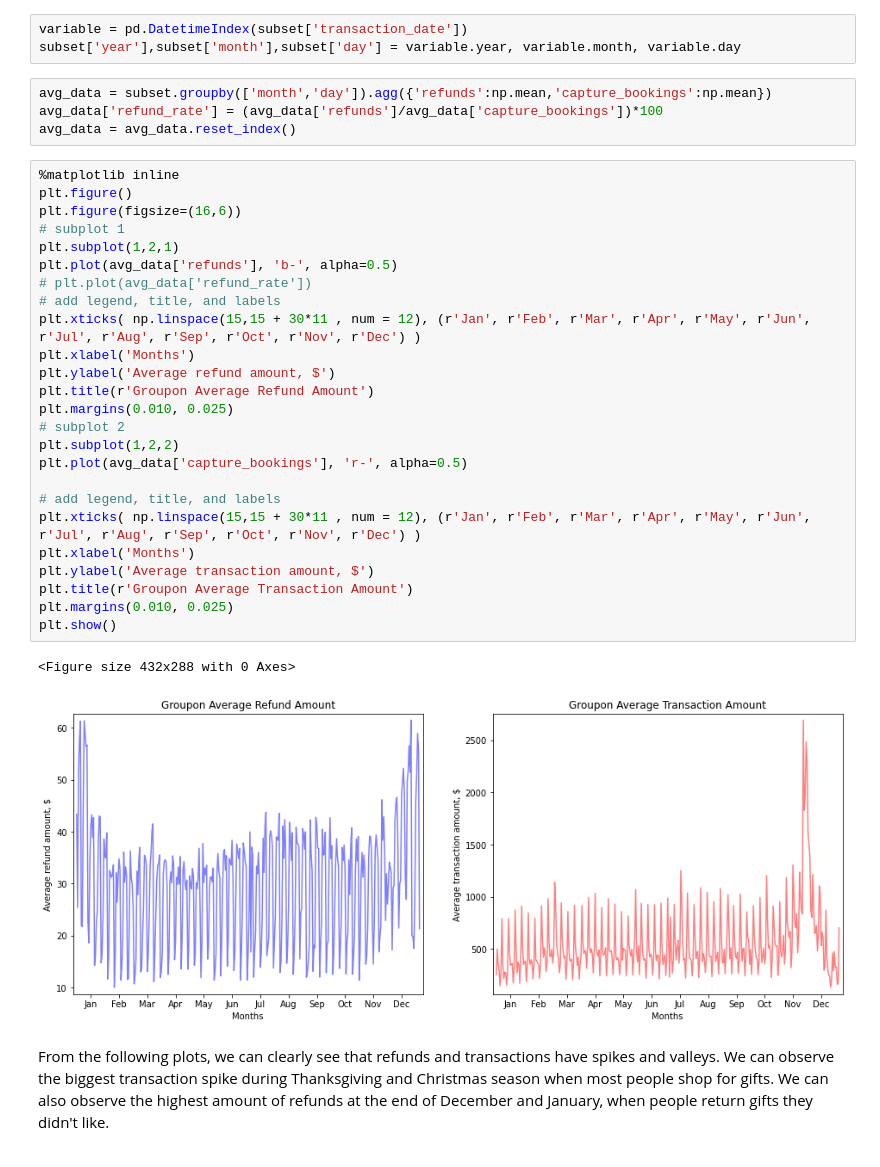
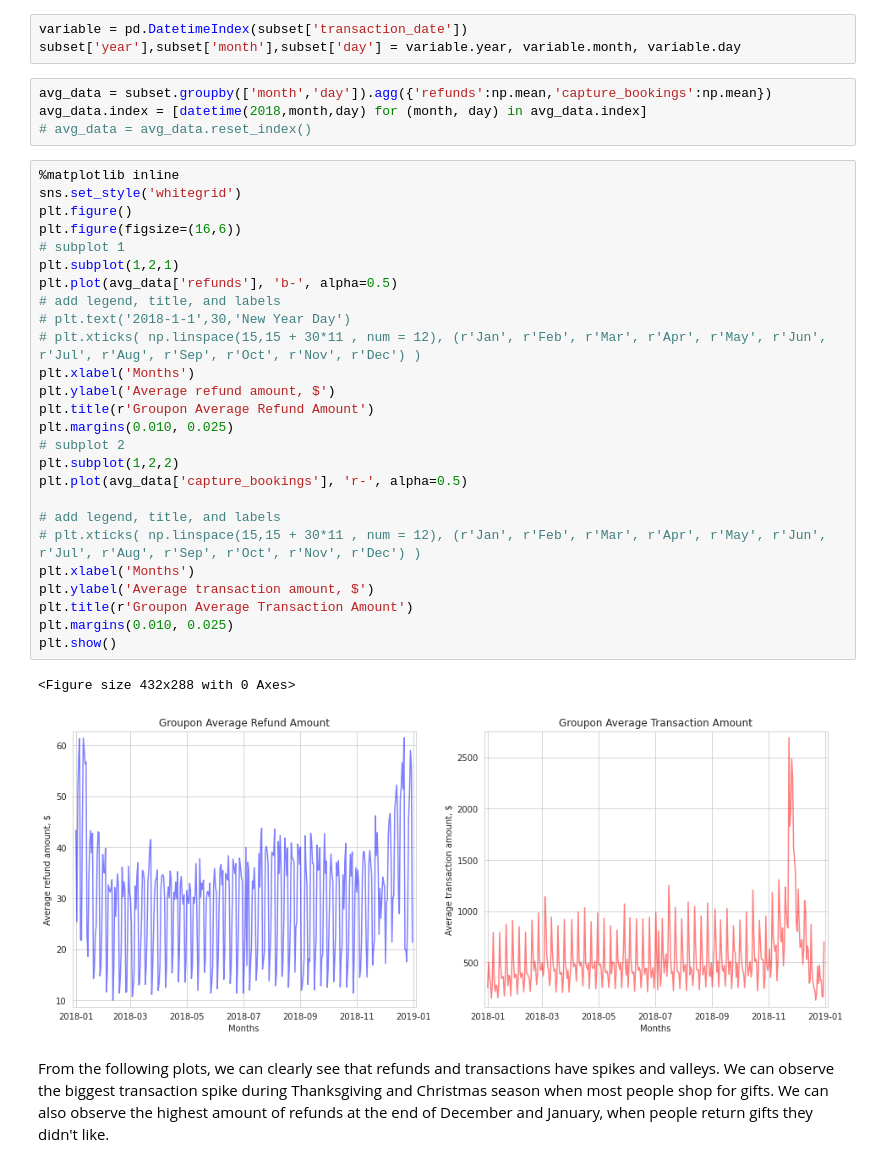
Before and after one commit to evgenia82/loyola-capstone-groupon, a Jupyter notebook: BSDA Capstone-Copy.ipynb, the cells around one changed output. Cells and saved outputs as stored; diff of their text form.

```diff
--- a/BSDA Capstone-Copy.ipynb
+++ b/BSDA Capstone-Copy.ipynb
@@ -257,35 +262,36 @@ variable = pd.DatetimeIndex(subset['transaction_date'])
 subset['year'],subset['month'],subset['day'] = variable.year, variable.month, variable.day
 # %%
 avg_data = subset.groupby(['month','day']).agg({'refunds':np.mean,'capture_bookings':np.mean})
-avg_data['refund_rate'] = (avg_data['refunds']/avg_data['capture_bookings'])*100
-avg_data = avg_data.reset_index()
+avg_data.index = [datetime(2018,month,day) for (month, day) in avg_data.index]
+# avg_data = avg_data.reset_index()
 # %%
 %matplotlib inline
+sns.set_style('whitegrid')
 plt.figure()
 plt.figure(figsize=(16,6))
 # subplot 1
 plt.subplot(1,2,1)
 plt.plot(avg_data['refunds'], 'b-', alpha=0.5)
-# plt.plot(avg_data['refund_rate'])
 # add legend, title, and labels
-plt.xticks( np.linspace(15,15 + 30*11 , num = 12), (r'Jan', r'Feb', r'Mar', r'Apr', r'May', r'Jun', r'Jul', r'Aug', r'Sep', r'Oct', r'Nov', r'Dec') )
+# plt.text('2018-1-1',30,'New Year Day')
+# plt.xticks( np.linspace(15,15 + 30*11 , num = 12), (r'Jan', r'Feb', r'Mar', r'Apr', r'May', r'Jun', r'Jul', r'Aug', r'Sep', r'Oct', r'Nov', r'Dec') )
 plt.xlabel('Months')
 plt.ylabel('Average refund amount, $')
 plt.title(r'Groupon Average Refund Amount')
 plt.margins(0.010, 0.025)
 # subplot 2
 plt.subplot(1,2,2)
 plt.plot(avg_data['capture_bookings'], 'r-', alpha=0.5)
 
 # add legend, title, and labels
-plt.xticks( np.linspace(15,15 + 30*11 , num = 12), (r'Jan', r'Feb', r'Mar', r'Apr', r'May', r'Jun', r'Jul', r'Aug', r'Sep', r'Oct', r'Nov', r'Dec') )
+# plt.xticks( np.linspace(15,15 + 30*11 , num = 12), (r'Jan', r'Feb', r'Mar', r'Apr', r'May', r'Jun', r'Jul', r'Aug', r'Sep', r'Oct', r'Nov', r'Dec') )
 plt.xlabel('Months')
 plt.ylabel('Average transaction amount, $')
 plt.title(r'Groupon Average Transaction Amount')
 plt.margins(0.010, 0.025)
 plt.show()
 # %% [output]
 <Figure size 432x288 with 0 Axes>
-[figure, old version]
+[figure, new version]
 # %% [markdown]
 From the following plots, we can clearly see that refunds and transactions have spikes and valleys. We can observe the biggest transaction spike during Thanksgiving and Christmas season when most people shop for gifts. We can also observe the highest amount of refunds at the end of December and January, when people return gifts they didn't like.
```
Also changed, not shown: parts of 3 cells of this notebook, 1 other file.
